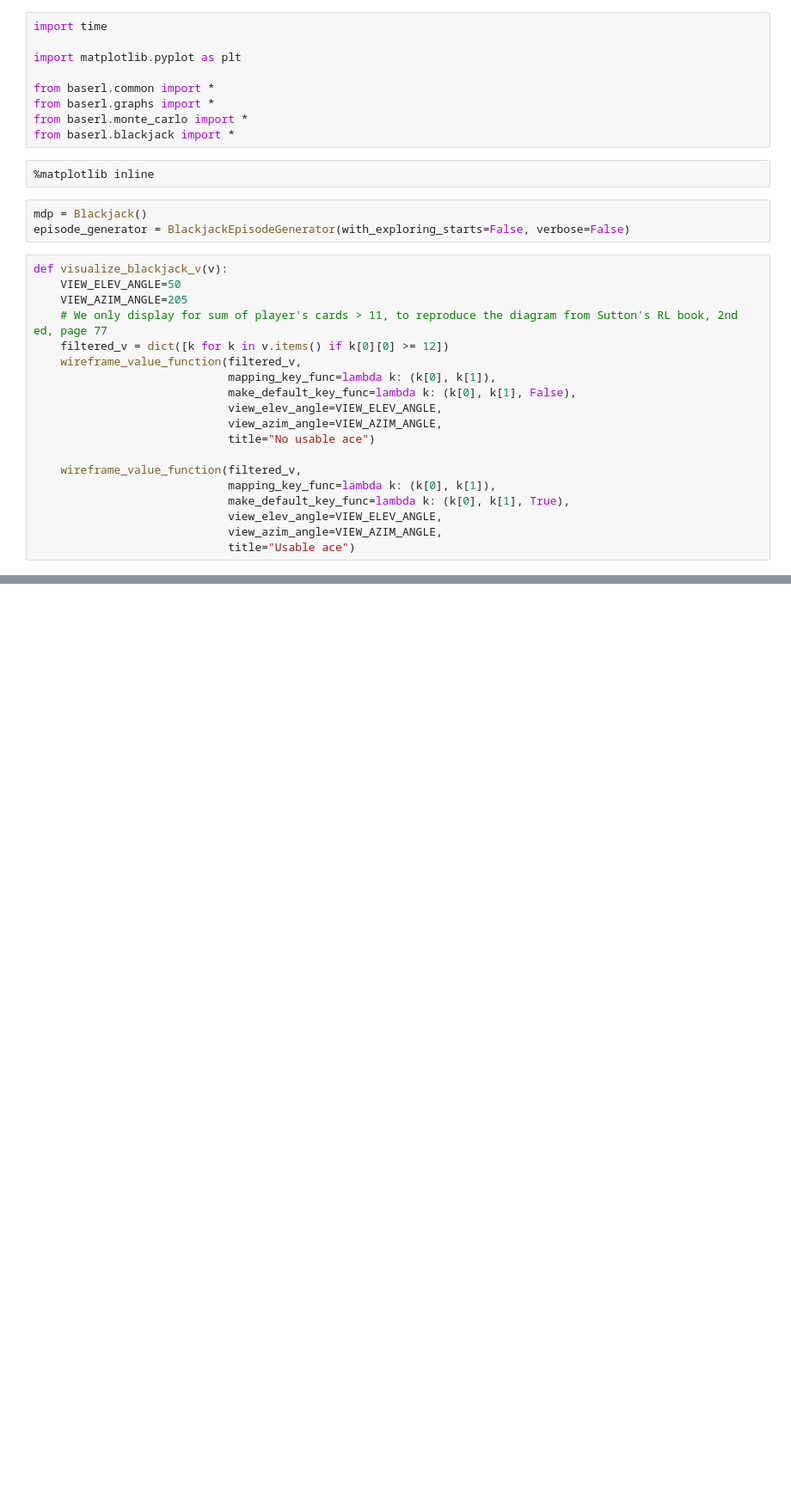
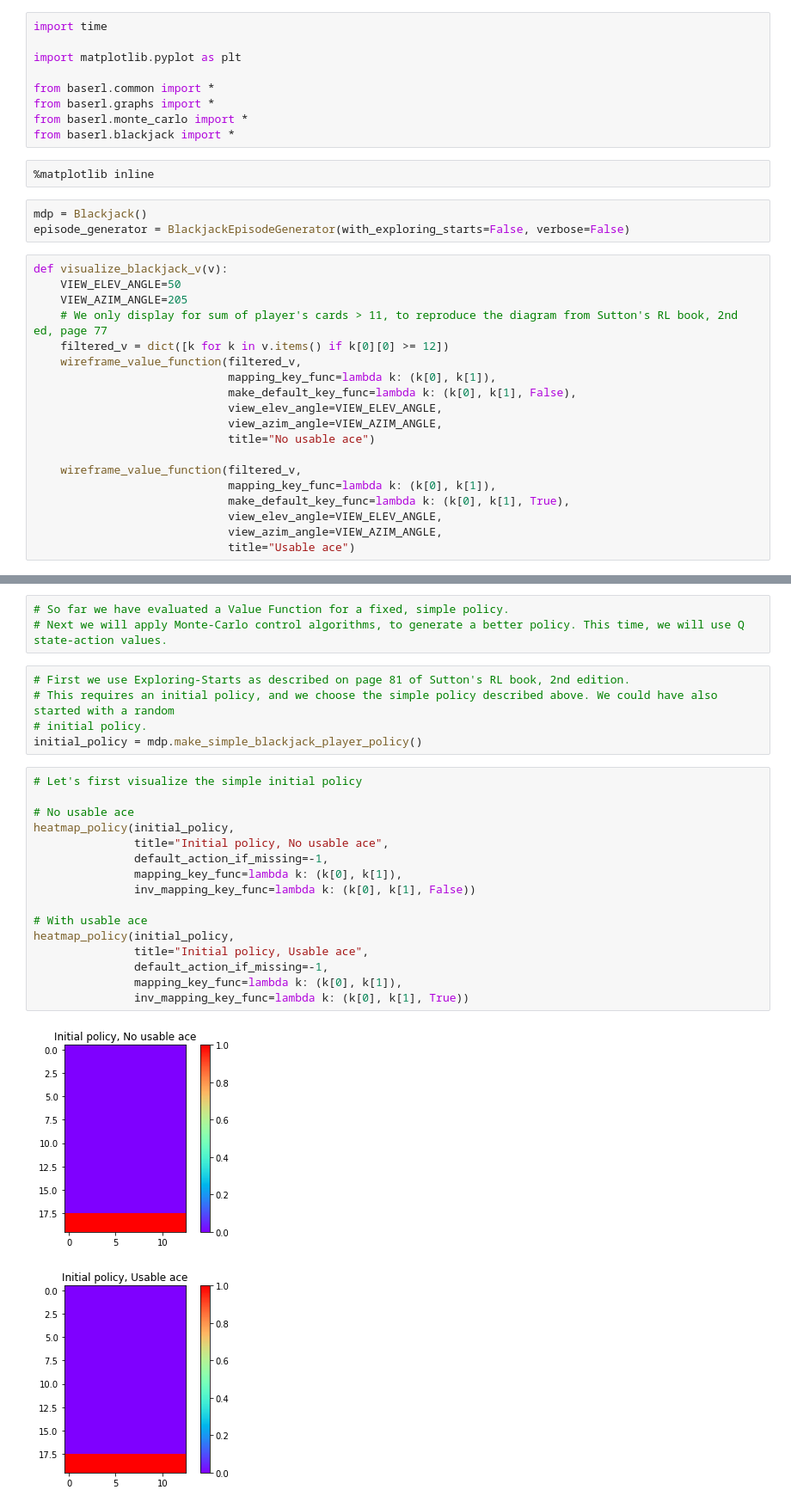
Before and after one commit to alphatamago/baserl, a Jupyter notebook: Blackjack_Problem_Sutton_RL_book_chapter5.ipynb, the cells around one changed output, grey strips where cells are left out. Shown at 86% size. Drawn from its saved outputs; the diff is of its cells as text; blank space fills up the shorter version.

```diff
--- a/Blackjack_Problem_Sutton_RL_book_chapter5.ipynb
+++ b/Blackjack_Problem_Sutton_RL_book_chapter5.ipynb
@@ -61 +77,28 @@ visualize_blackjack_v(v)
+# %%
+# So far we have evaluated a Value Function for a fixed, simple policy.
+# Next we will apply Monte-Carlo control algorithms, to generate a better policy. This time, we will use Q state-action values.
+# %%
+# First we use Exploring-Starts as described on page 81 of Sutton's RL book, 2nd edition.
+# This requires an initial policy, and we choose the simple policy described above. We could have also started with a random
+# initial policy.
+initial_policy = mdp.make_simple_blackjack_player_policy()
+# %%
+# Let's first visualize the simple initial policy
+
+# No usable ace
+heatmap_policy(initial_policy,
+               title="Initial policy, No usable ace",
+               default_action_if_missing=-1,
+               mapping_key_func=lambda k: (k[0], k[1]),
+               inv_mapping_key_func=lambda k: (k[0], k[1], False))
+
+# With usable ace
+heatmap_policy(initial_policy,
+               title="Initial policy, Usable ace",
+               default_action_if_missing=-1,
+               mapping_key_func=lambda k: (k[0], k[1]),
+               inv_mapping_key_func=lambda k: (k[0], k[1], True))
+# %% [output]
+[figure, added]
+[figure, added]
 # %%
```
Also changed, not shown: parts of 11 cells of this notebook, 3 other files.
